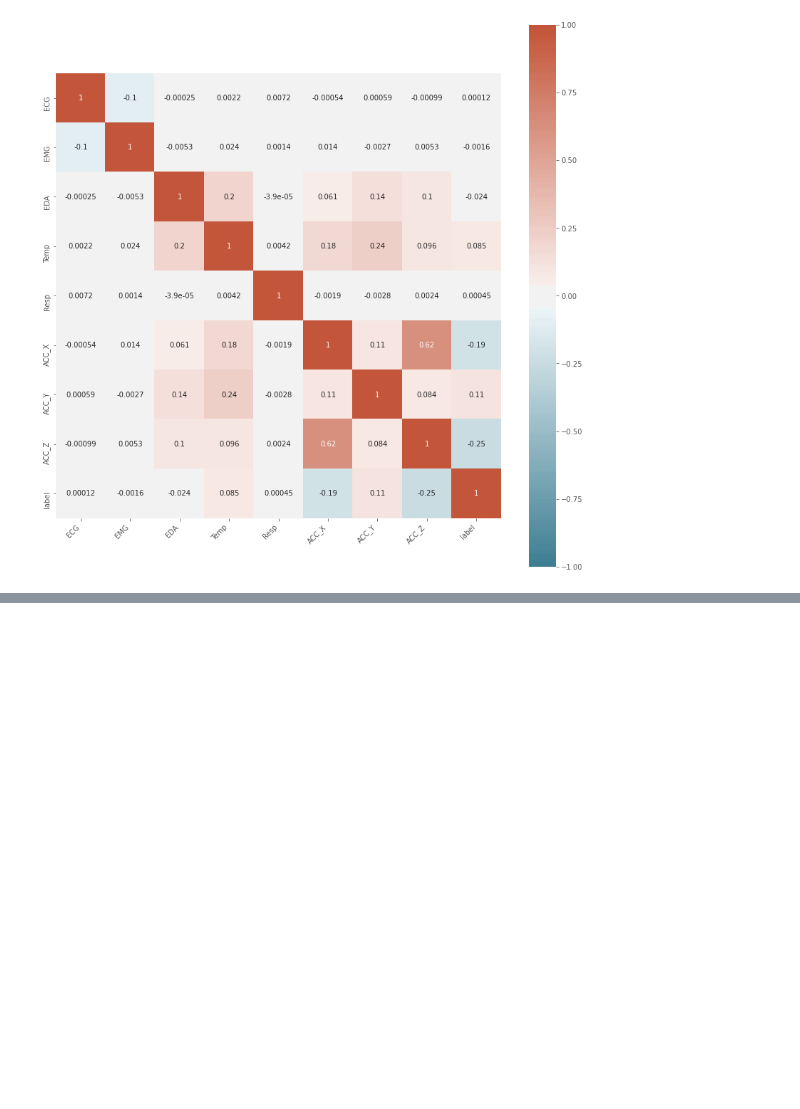
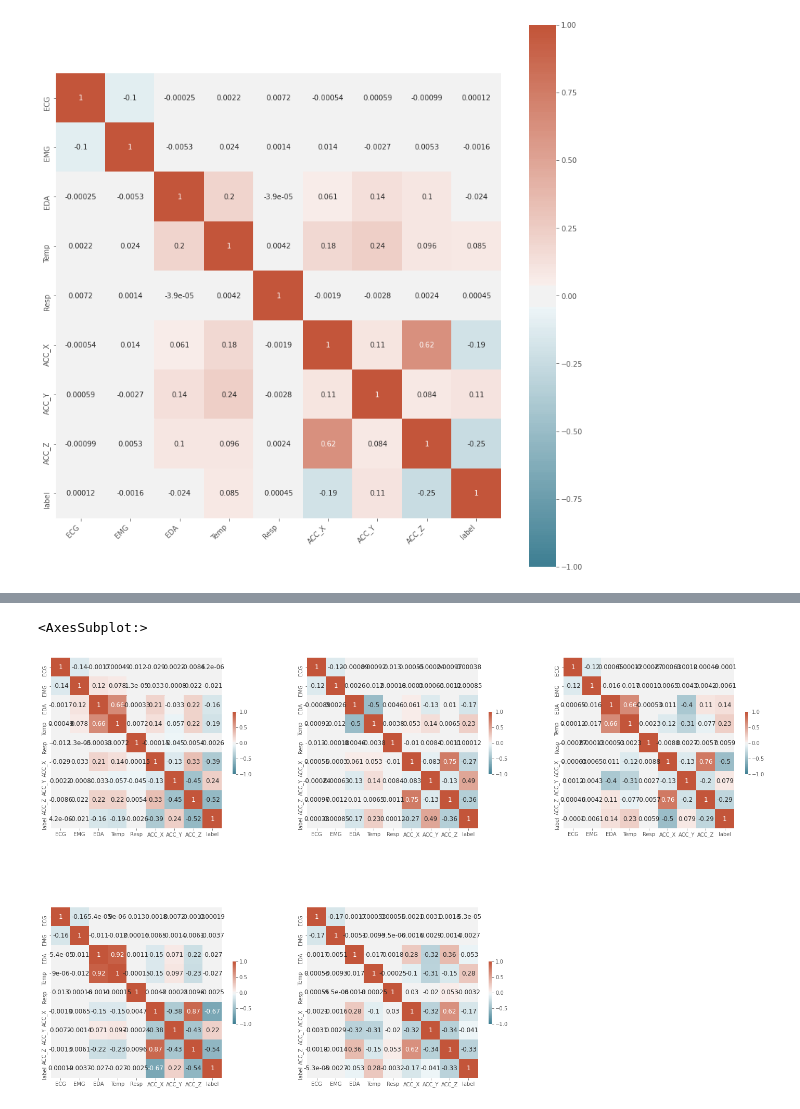
Before and after one commit to njfritter/Characteristic-Based-Time-Series-Clustering, a Jupyter notebook: rCode2012/notebooks/wesad_chest_data_exploratory_analysis.ipynb, the cells around one changed output, grey strips where cells are left out. Cells and saved outputs as stored; diff of their text form; code cells hidden in the pictures; blank space fills up the shorter version.

```diff
--- a/rCode2012/notebooks/wesad_chest_data_exploratory_analysis.ipynb
+++ b/rCode2012/notebooks/wesad_chest_data_exploratory_analysis.ipynb
@@ -633,0 +682,23 @@ TO BE FILLED IN
+# %%
+# Create a figure instance and 6 subplots
+fig = plt.figure(figsize = (25,25)) # width x height
+ax1 = fig.add_subplot(3, 3, 1) # row, column, position
+ax2 = fig.add_subplot(3, 3, 2)
+ax3 = fig.add_subplot(3, 3, 3)
+ax4 = fig.add_subplot(3, 3, 4)
+ax5 = fig.add_subplot(3, 3, 5)
+#ax6 = fig.add_subplot(3, 3, 6)
+
+# Heatmap parameters
+cmap = sns.diverging_palette(220, 20, n=200)
+# We use ax parameter to tell seaborn which subplot to use for this plot
+sns.heatmap(data=corr_dct['S7'], ax=ax1, cmap = cmap, vmin=-1, vmax=1, center=0, square=True, cbar_kws={'shrink': .3}, annot=True, annot_kws={'fontsize': 12})
+sns.heatmap(data=corr_dct['S8'], ax=ax2, cmap = cmap, vmin=-1, vmax=1, center=0, square=True, cbar_kws={'shrink': .3}, annot=True, annot_kws={'fontsize': 12})
+sns.heatmap(data=corr_dct['S9'], ax=ax3, cmap = cmap, vmin=-1, vmax=1, center=0, square=True, cbar_kws={'shrink': .3}, annot=True, annot_kws={'fontsize': 12})
+sns.heatmap(data=corr_dct['S10'], ax=ax4, cmap = cmap, vmin=-1, vmax=1, center=0, square=True, cbar_kws={'shrink': .3}, annot=True, annot_kws={'fontsize': 12})
+sns.heatmap(data=corr_dct['S11'], ax=ax5, cmap = cmap, vmin=-1, vmax=1, center=0, square=True, cbar_kws={'shrink': .3}, annot=True, annot_kws={'fontsize': 12})
+#sns.heatmap(data=corr_dct['S13'], ax=ax5, cmap = cmap, vmin=-1, vmax=1, center=0, square=True, cbar_kws={'shrink': .3}, annot=True, annot_kws={'fontsize': 12})
+#sns.heatmap(data=corr_dct['S14'], ax=ax6, cmap = cmap, vmin=-1, vmax=1, center=0, square=True, cbar_kws={'shrink': .3}, annot=True, annot_kws={'fontsize': 12})
+# %% [output]
+<AxesSubplot:>
+[figure, added]
```
Also changed, not shown: parts of 18 cells of this notebook.
